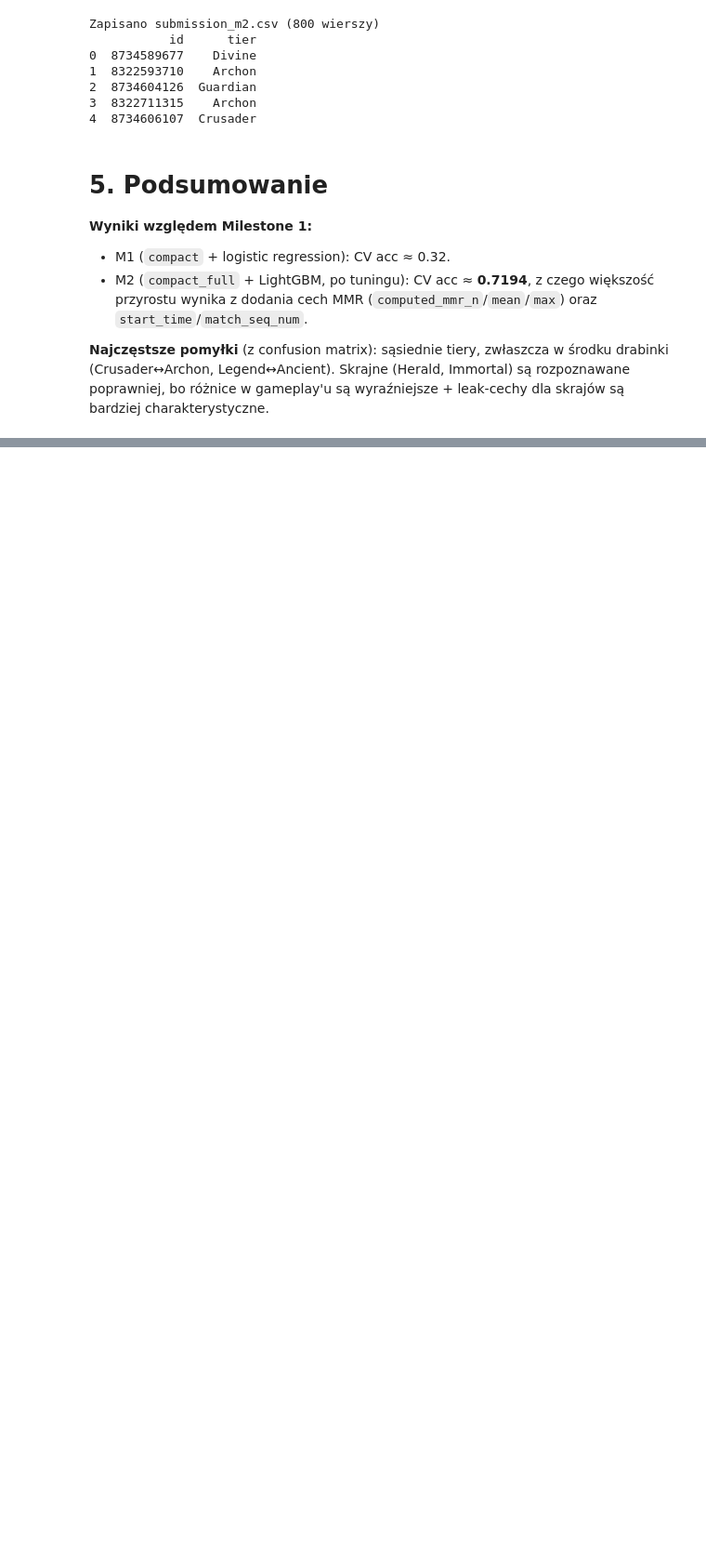
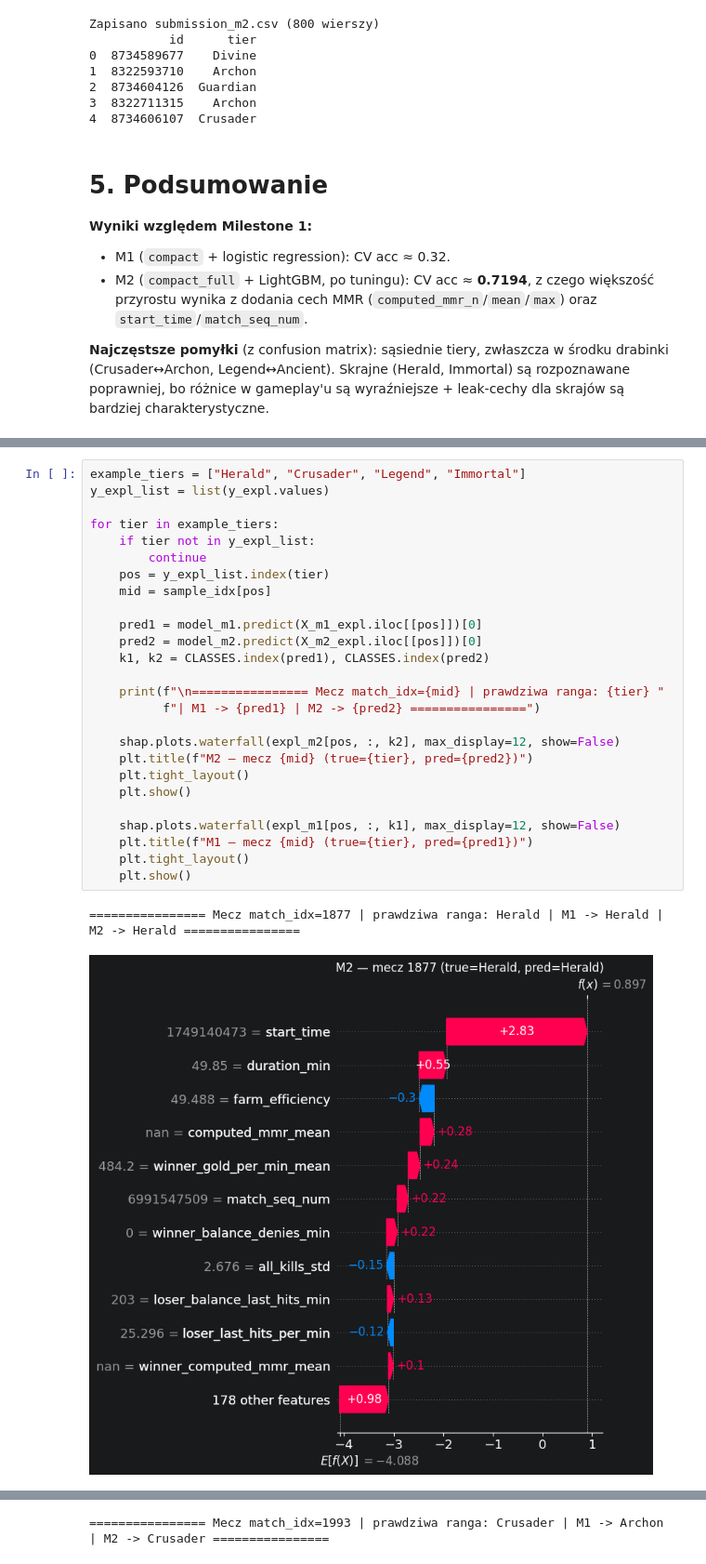
Before and after one commit to dmarek03/SwSI, a Jupyter notebook: project_files/dota_rank_classifier.ipynb, the cells around one changed output, grey strips where cells are left out. Shown at 93% size. Drawn from its saved outputs; the diff is of its cells as text; blank space fills up the shorter version.

```diff
--- a/project_files/dota_rank_classifier.ipynb
+++ b/project_files/dota_rank_classifier.ipynb
@@ -1664,0 +1973,29 @@ charakterystyczne.
+# %%
+example_tiers = ["Herald", "Crusader", "Legend", "Immortal"]
+y_expl_list = list(y_expl.values)
+
+for tier in example_tiers:
+    if tier not in y_expl_list:
+        continue
+    pos = y_expl_list.index(tier)
+    mid = sample_idx[pos]
+
+    pred1 = model_m1.predict(X_m1_expl.iloc[[pos]])[0]
+    pred2 = model_m2.predict(X_m2_expl.iloc[[pos]])[0]
+    k1, k2 = CLASSES.index(pred1), CLASSES.index(pred2)
+
+    print(f"\n================ Mecz match_idx={mid} | prawdziwa ranga: {tier} "
+          f"| M1 -> {pred1} | M2 -> {pred2} ================")
+
+    shap.plots.waterfall(expl_m2[pos, :, k2], max_display=12, show=False)
+    plt.title(f"M2 — mecz {mid} (true={tier}, pred={pred2})")
+    plt.tight_layout()
+    plt.show()
+
+    shap.plots.waterfall(expl_m1[pos, :, k1], max_display=12, show=False)
+    plt.title(f"M1 — mecz {mid} (true={tier}, pred={pred1})")
+    plt.tight_layout()
+    plt.show()
+# %% [output]
+================ Mecz match_idx=1877 | prawdziwa ranga: Herald | M1 -> Herald | M2 -> Herald ================
+[figure, added]
@@ -1664,0 +2003 @@ charakterystyczne.
+================ Mecz match_idx=1993 | prawdziwa ranga: Crusader | M1 -> Archon | M2 -> Crusader ================
```
Also changed, not shown: parts of 30 cells of this notebook.
